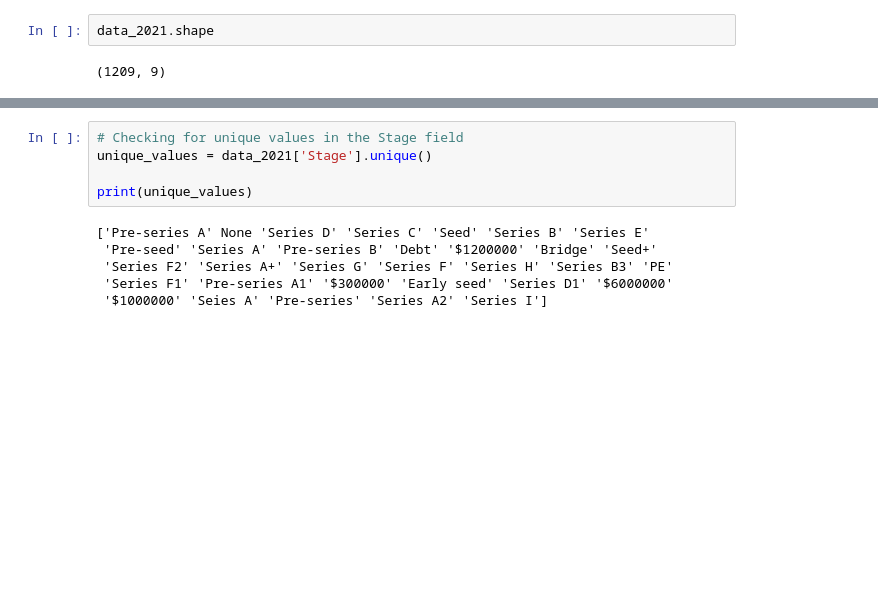
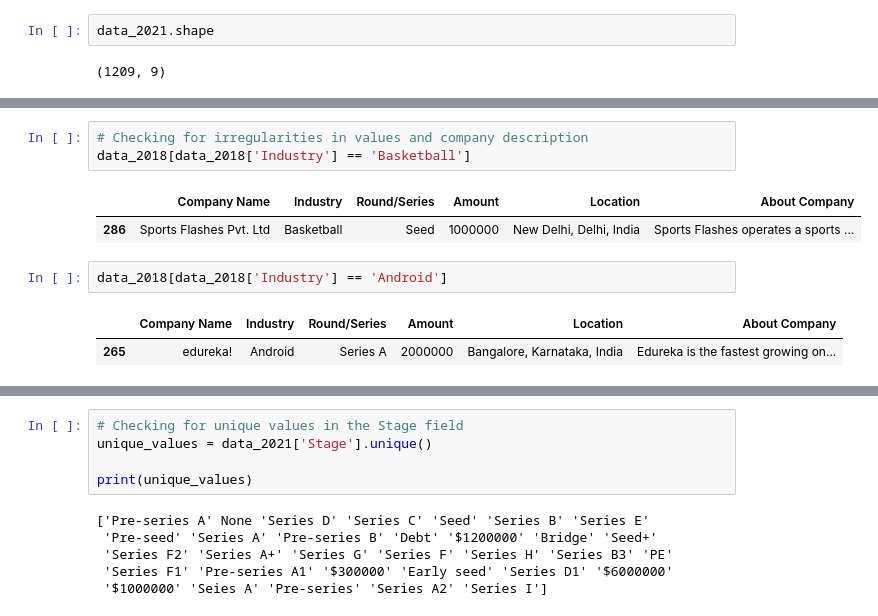
Before and after one commit to BamBamOguns/CA_First_Project_LP1, a Jupyter notebook: Notebooks/main.ipynb, the cells around one changed output, grey strips where cells are left out. Drawn from its saved outputs; the diff is of its cells as text; blank space fills up the shorter version.

```diff
--- a/Notebooks/main.ipynb
+++ b/Notebooks/main.ipynb
@@ -89,0 +453,11 @@ data_2021.shape
+# %%
+# Checking for irregularities in values and company description
+data_2018[data_2018['Industry'] == 'Basketball']
+# %% [output]
+|  | Company Name | Industry | Round/Series | Amount | Location | About Company |
+| 286 | Sports Flashes Pvt. Ltd | Basketball | Seed | 1000000 | New Delhi, Delhi, India | Sports Flashes operates a sports ... |
+# %%
+data_2018[data_2018['Industry'] == 'Android']
+# %% [output]
+|  | Company Name | Industry | Round/Series | Amount | Location | About Company |
+| 265 | edureka! | Android | Series A | 2000000 | Bangalore, Karnataka, India | Edureka is the fastest growing on... |
```
Also changed, not shown: parts of 43 cells of this notebook.
